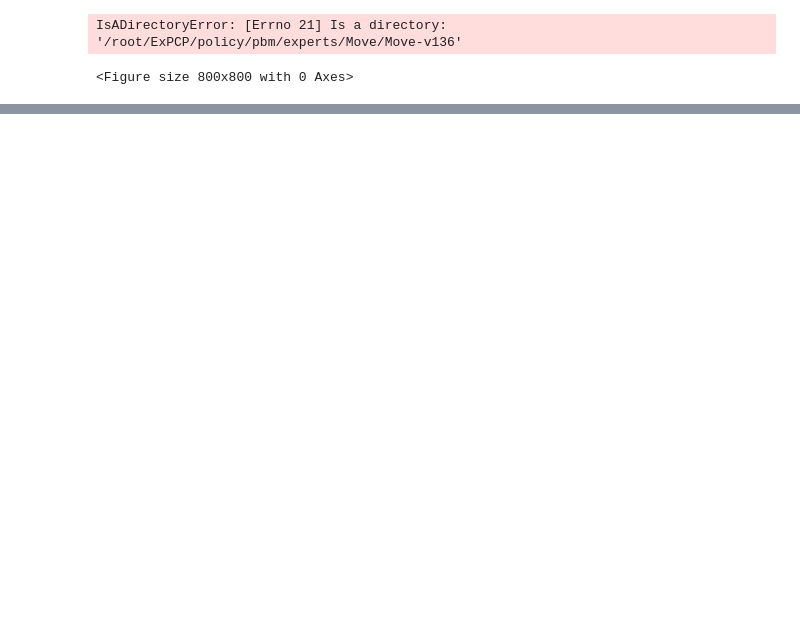
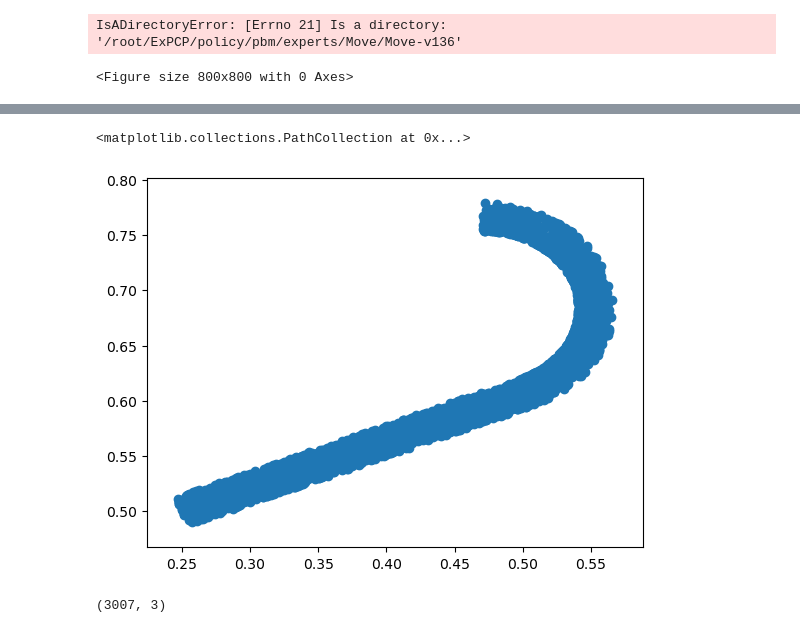
Before and after one commit to Kuroki1931/UniDOM, a Jupyter notebook: LDOM/policy/scripts/vis_goal.ipynb, the cells around one changed output, grey strips where cells are left out. Drawn from its saved outputs; the diff is of its cells as text; code cells hidden in the pictures; blank space fills up the shorter version.

```diff
--- a/LDOM/policy/scripts/vis_goal.ipynb
+++ b/LDOM/policy/scripts/vis_goal.ipynb
@@ -516,3 +522,8 @@ print(len(category_list) - sum(category_list))
 # %% [output]
 IsADirectoryError: [Errno 21] Is a directory: '/root/ExPCP/policy/pbm/experts/Move/Move-v136'
 <Figure size 800x800 with 0 Axes>
+# %%
+import numpy as np
+import matplotlib.pyplot as plt
+aaa = np.load('/root/ExPCP/policy/pbm/plb/envs/assets/Move3D-v1.npy')
+bbb = np.load('/root/ExPCP/policy/pbm/goal_state/goal_state1/2/goal_state.npy')
@@ -518,0 +544,9 @@ IsADirectoryError: [Errno 21] Is a directory: '/root/ExPCP/policy/pbm/experts/Mo
+# %%
+plt.scatter(bbb[:, 0], bbb[:, 2])
+# %% [output]
+<matplotlib.collections.PathCollection at 0x...>
+[figure, added]
+# %%
+bbb.shape
+# %% [output]
+(3007, 3)
```
Also changed, not shown: parts of 8 cells of this notebook, 57 other files.
